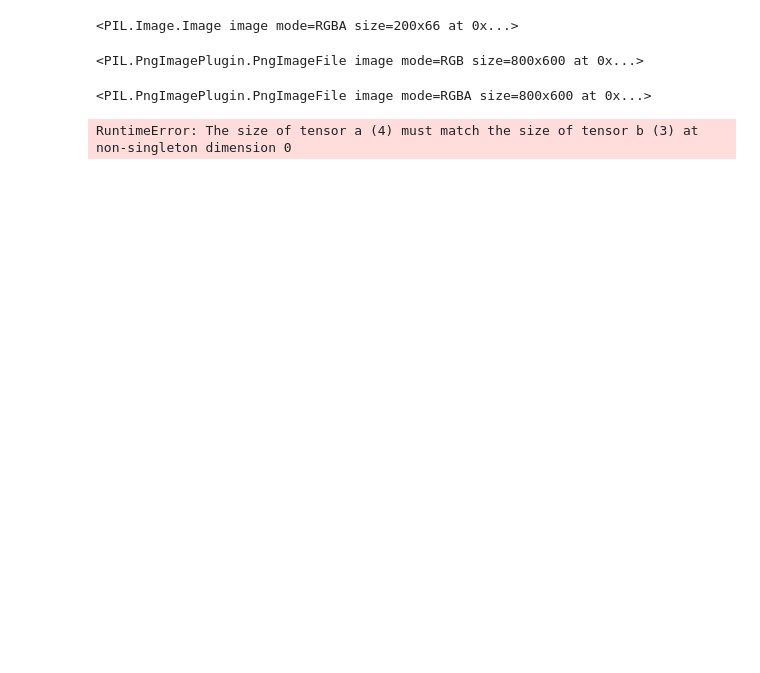
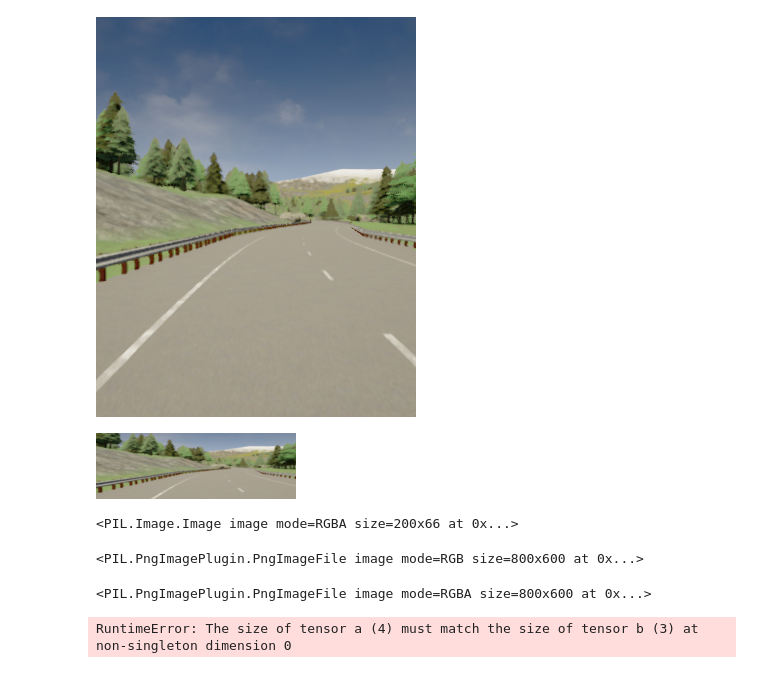
Before and after one commit to peterkim95/carla-driver, a Jupyter notebook: notebooks/highway_train.ipynb, the cells around one changed output. Cells and saved outputs as stored; diff of their text form; code cells hidden in the pictures; blank space fills up the shorter version.

```diff
--- a/notebooks/highway_train.ipynb
+++ b/notebooks/highway_train.ipynb
@@ -19,6 +21,18 @@ im
 t = get_transform()
 # %%
 tt = get_truncated_transform()
+# %%
+newt = transforms.Compose([
+    transforms.CenterCrop((400, 320)),
+])
+# %%
+newt(im)
+# %% [output]
+[figure, added]
+# %%
+tt(im)
+# %% [output]
+[figure, added]
 # %%
 print(tt(im))
 # %% [output]
```
Also changed, not shown: parts of 2 cells of this notebook, 4 other files.
